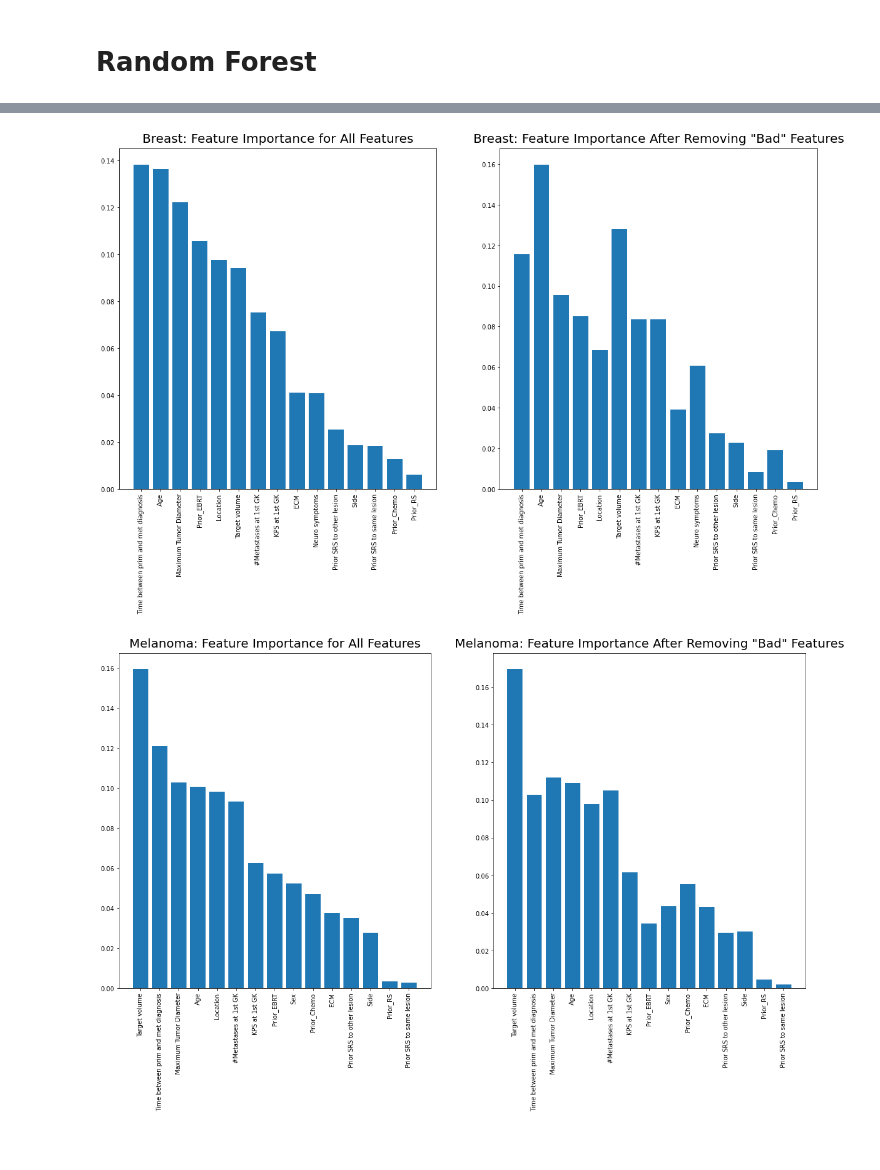
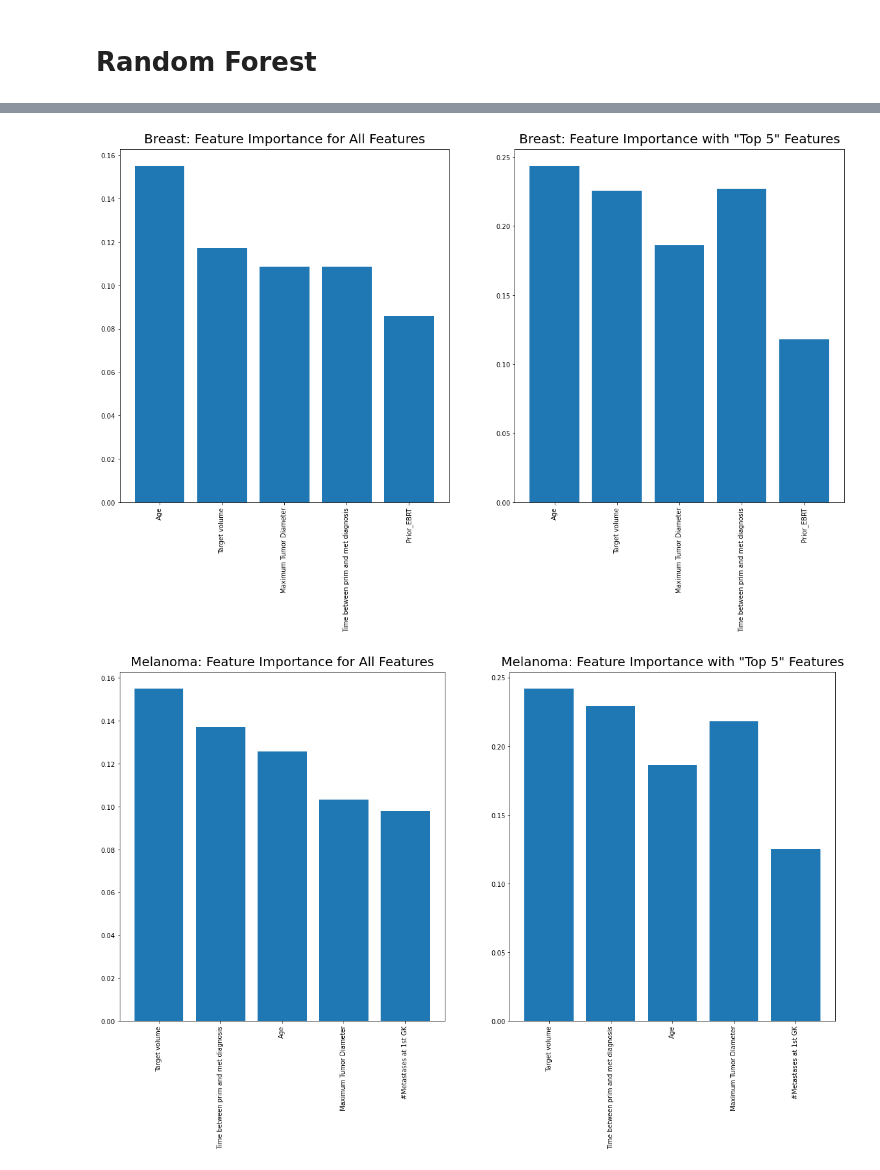
Before and after one commit to youngzyx/Survival-Analysis-and-Prediction, a Jupyter notebook: Random_Forest.ipynb, the cells around one changed output, grey strips where cells are left out. Drawn from its saved outputs; the diff is of its cells as text; code cells hidden in the pictures; blank space fills up the shorter version.

Commit message:
update classifier models

```diff
--- a/Random_Forest.ipynb
+++ b/Random_Forest.ipynb
@@ -212,8 +215,7 @@ def process(df):
 # Random Forest
 # %%
 # Random search with CV
-def Random_search_cv(X,y):
-    #Cross-validation for hyperparameter search
+def random_grid_rf():
     max_depth = [int(x) for x in np.linspace(5, 20, num = 15)]
     max_features = [x for x in np.linspace(0.1, 0.8, num = 15)]
     min_samples_leaf = [int(x) for x in np.linspace(5, 20, num = 15)]
@@ -221,11 +223,17 @@ def Random_search_cv(X,y):
     random_grid = {'max_features': max_features,
                    'max_depth': max_depth,
                    'min_samples_leaf': min_samples_leaf}
+    return random_grid
 
-    rf = RandomForestRegressor(n_estimators=100)
+def Random_search_cv(model,X,y):
+    #Cross-validation for hyperparameter search
+    "model = RandomForestRegressor OR RandomForestClassifier"
+
+
+    rf = model(n_estimators=100)
 
     rf_random = RandomizedSearchCV(estimator = rf,
-                                   param_distributions = random_grid,
+                                   param_distributions = random_grid_rf(),
                                    scoring = 'neg_mean_squared_error',
                                    n_iter = 10,
                                    random_state=42,
@@ -241,7 +249,7 @@ def Random_search_cv(X,y):
     h2 = rf_random.best_params_['max_features']
     h3 = rf_random.best_params_['max_depth']
 
-    rf_all = RandomForestRegressor(n_jobs = -1,
+    rf_all = model(n_jobs = -1,
                                    n_estimators=100,
                                    min_samples_leaf=h1,
                                    max_features=h2,
@@ -255,6 +263,7 @@ def Random_search_cv(X,y):
     # mse = mean_squared_error(y,y_hat)
     return h1,h2,h3,rf_all
 # %%
+#Visualize feature importance
 def feature_importance_visual(ax,col,fi,t = 'Feature Importance Visualization'):
 
     ax.bar(col,fi)
@@ -262,6 +271,6 @@ def feature_importance_visual(ax,col,fi,t = 'Feature Importance Visualization'):
 
     ax.set_title(label = t,
                  pad=10,
-                size = 20)
+                size = 15)
     for tick in ax.get_xticklabels():
         tick.set_rotation(90)
@@ -272,7 +283,7 @@ for site, data in dfs:
     X,y = process(data)
     if X.shape[0]<20:
         continue
-    output = Random_search_cv(X,y)
+    output = Random_search_cv(RandomForestRegressor,X,y)
 
     info.append((site,output,X,y))
 # %% [output]
@@ -309,13 +310,14 @@ for site,output,X,y in info:
 
     threshold = 0.001
     good_fea = {}
-    print('Remove "bad feature":')
+    #print('Remove "bad feature":')
     for k,v in imp_dic.items():
         if v<threshold:
-            print(f'\t{k}:  {v:.4f}')
+            continue
+            #print(f'\t{k}:  {v:.4f}')
         else:
             good_fea[k]=v
-    good_fea = dict(sorted(good_fea.items(),key = lambda x:x[1],reverse=True))
+    good_fea = dict(sorted(good_fea.items(),key = lambda x:x[1],reverse=True)[:5])
     X_g= X[good_fea.keys()]
     rf_g = RandomForestRegressor(n_jobs = -1,
                                    n_estimators=100,
@@ -326,13 +328,13 @@ for site,output,X,y in info:
                                    oob_score=True)
     rf_g.fit(X_g,y)
     print(f'The out of bag R2 score for model with all features is \t {rf_all.oob_score_:.3f}.')
-    print(f'The out of bag R2 score for model removing "bad features" is  \t {rf_g.oob_score_:.3f}.')
+    print(f'The out of bag R2 score for model with "top 5" features is  \t {rf_g.oob_score_:.3f}.')
     print()
 
     fig, (ax1, ax2) = plt.subplots(1, 2,figsize = (20,10))
 
     feature_importance_visual(ax1,good_fea.keys(),good_fea.values(),f'{site}: Feature Importance for All Features')
-    feature_importance_visual(ax2,X_g.columns,rf_g.feature_importances_,f'{site}: Feature Importance After Removing "Bad" Features')
+    feature_importance_visual(ax2,X_g.columns,rf_g.feature_importances_,f'{site}: Feature Importance with "Top 5" Features')
     #    feature_importance_visual(col,rf_a[3])
 
     # print(f'The R2 score for NO CV search is {rf_no_cv[-2]:.3f} and MSE is {rf_no_cv[-1]:.3f}.')
@@ -359,2 +361,2 @@ The out of bag R2 score for model removing "bad features" is     -0.031.
-[figure, old version]
+[figure, new version]
-[figure, old version]
+[figure, new version]
```
Also changed, not shown: parts of 9 cells of this notebook.
